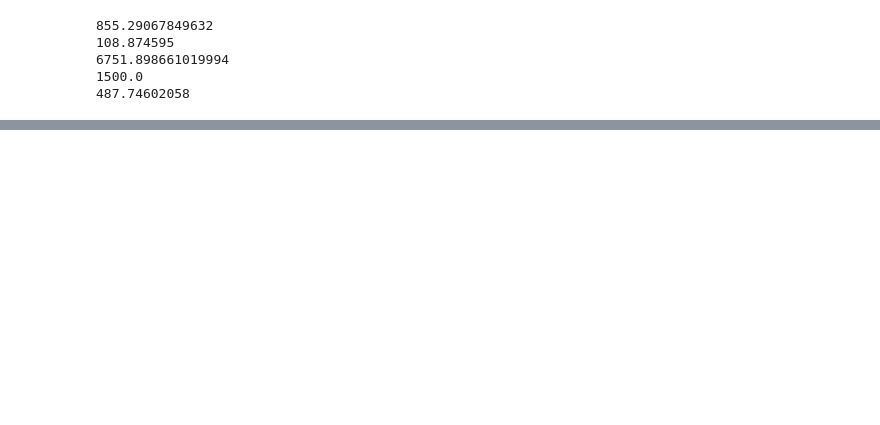
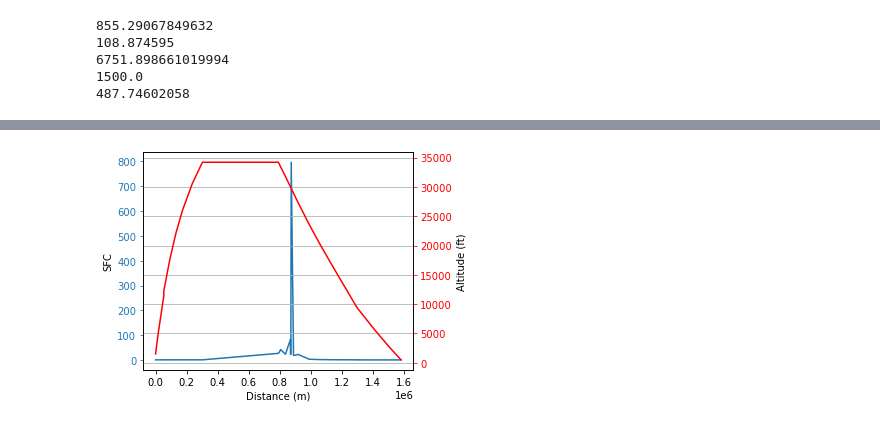
Before and after one commit to AlejandroRios/MDOAirB_base, a Jupyter notebook: framework/analysis-single-result.ipynb, the cells around one changed output, grey strips where cells are left out. Saved outputs shown, nothing was run; the diff lists cells and outputs as text; code cells hidden in the pictures; blank space fills up the shorter version.

```diff
--- a/framework/analysis-single-result.ipynb
+++ b/framework/analysis-single-result.ipynb
@@ -161,0 +82,4 @@ plt.show()
+# %%
+draw_figure(distance, sfc, altitude, "Distance (m)", "SFC", "Altitude (ft)")
+# %% [output]
+[figure, added]
```
Also changed, not shown: parts of 24 cells of this notebook, 2 other files.
